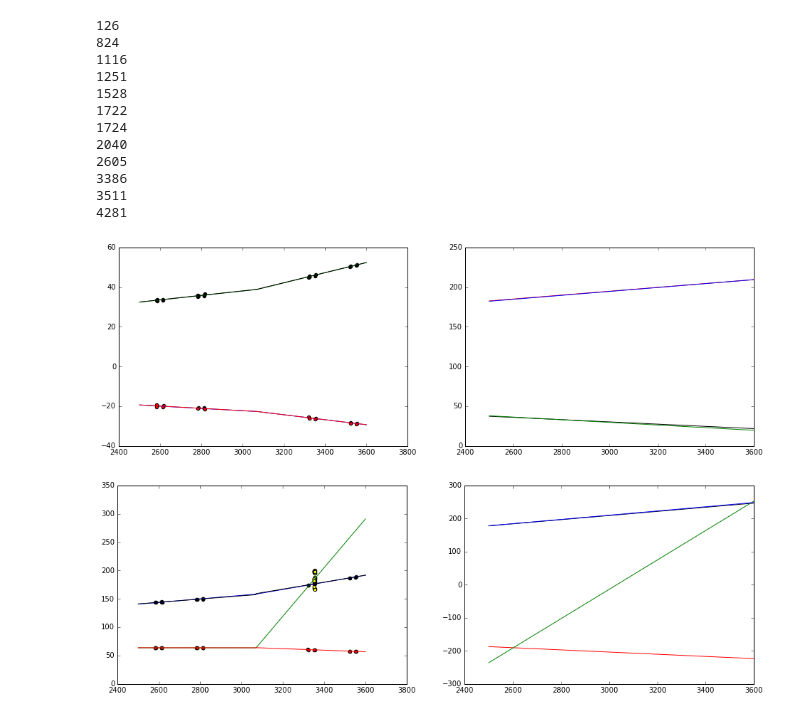
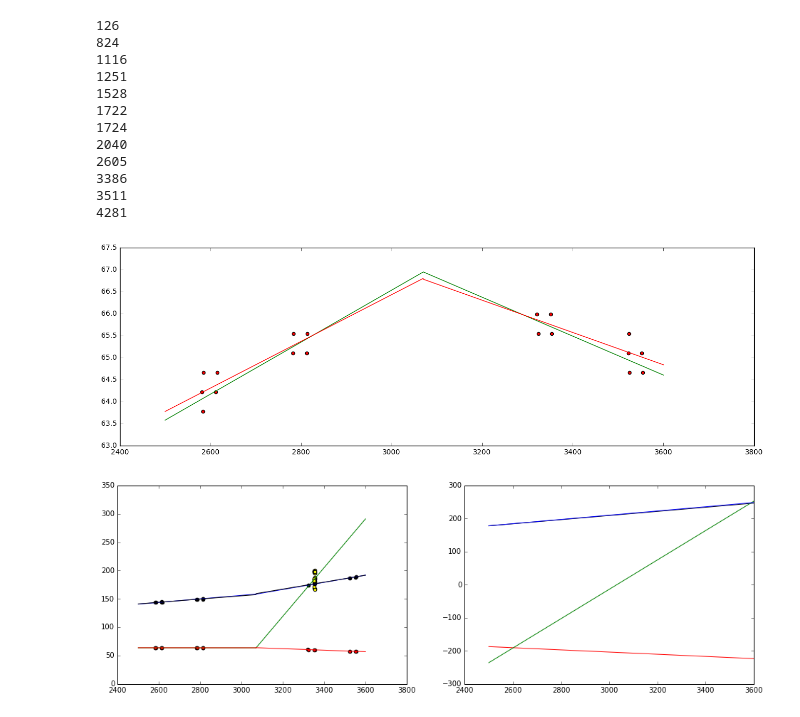
Before and after one commit to hushchyn-mikhail/ship_tracking_summer2016, a Jupyter notebook: notebooks/QualityRetina2.0.ipynb, the cells around one changed output. Saved outputs shown, nothing was run; the diff lists cells and outputs as text; code cells hidden in the pictures.

```diff
--- a/notebooks/QualityRetina2.0.ipynb
+++ b/notebooks/QualityRetina2.0.ipynb
@@ -16,7 +14,7 @@ WARNING (theano.configdefaults): g++ not detected ! Theano will be unable to exe
 import warnings
 warnings.filterwarnings('ignore')
 # %%
-data = pd.read_csv('../data/hits100k.csv', index_col=0)
+data = pd.read_csv('../data/hits.csv', index_col=0)
 # %% [markdown]
 # Reconstruction
 # %%
@@ -380,23 +385,23 @@ def demonstration(data, event_id):
 
     event = data[data.EventID == event_id]
 
-    track1, y1 = get_track_params(event, 2)
-    track2, y2 = get_track_params(event, 3)
+    track1, y1 = get_track_params(event, 3)
+    track2, y2 = get_track_params(event, 4)
 
     retina = RetinaTrackReconstruction(z_scale=1500., pre_sigma=0.8, inlier_treshold=0.8, x_resolution=1, y_resolution=1,\
-                                   sigma_decrement=0.5, sigma_from=100, sigma_to=0.5, stopping_criteria=0.00001, adjusting=True)
+adjusting=True)
 
     dots, y0 = retina.fit(event)
 
     noise = event[((event.ViewNb==0)|(event.ViewNb==3))&(event.TrackID==-2)]
 
-    y_track1b = event[((event.ViewNb==0)|(event.ViewNb==3))&(event.TrackID==2)&(event.StatNb<3)]
-    y_track1a = event[((event.ViewNb==0)|(event.ViewNb==3))&(event.TrackID==2)&(event.StatNb>2)]
+    y_track1b = event[((event.ViewNb==0)|(event.ViewNb==3))&(event.TrackID==3)&(event.StatNb<3)]
+    y_track1a = event[((event.ViewNb==0)|(event.ViewNb==3))&(event.TrackID==3)&(event.StatNb>2)]
     y_track_params1b = np.polyfit(y_track1b.Z.values, y_track1b.Y.values, 1)
     y_track_params1a = np.polyfit(y_track1a.Z.values, y_track1a.Y.values, 1)
 
-    y_track2b = event[(event.TrackID==3)&(event.StatNb<3)]
-    y_track2a = event[(event.TrackID==3)&(event.StatNb>2)]
+    y_track2b = event[(event.TrackID==4)&(event.StatNb<3)]
+    y_track2a = event[(event.TrackID==4)&(event.StatNb>2)]
     y_track_params2b = np.polyfit(y_track2b.Z.values, y_track2b.Y.values, 1)
     y_track_params2a = np.polyfit(y_track2a.Z.values, y_track2a.Y.values, 1)
 
@@ -410,30 +415,30 @@ def demonstration(data, event_id):
     mid_z = 3070
 
     plt.figure(figsize=(16, 5))
-    plt.subplot(1,2,1)
+    #plt.subplot(1,2,1)
     plt.scatter(noise.Wz.values, noise.Wy1.values, c='yellow')
     plt.scatter(y_track1a.Wz.values, y_track1a.Wy1.values, c='red')
     plt.scatter(y_track1b.Wz.values, y_track1b.Wy1.values, c='red')
-    plt.scatter(y_track2a.Wz.values, y_track2a.Wy1.values, c='black')
-    plt.scatter(y_track2b.Wz.values, y_track2b.Wy1.values, c='black')
+    #plt.scatter(y_track2a.Wz.values, y_track2a.Wy1.values, c='black')
+    #plt.scatter(y_track2b.Wz.values, y_track2b.Wy1.values, c='black')
     plt.plot([min_z, mid_z], [y0[0] + dots[0][-1][2]*(min_z-mid_z), y0[0]], c='green')
     plt.plot([mid_z, max_z], [y0[0], y0[0] + dots[0][-1][3]*(max_z-mid_z)], c='green')
-    plt.plot([min_z, mid_z], [y0[1] + dots[1][-1][2]*(min_z-mid_z), y0[1]], c='blue')
-    plt.plot([mid_z, max_z], [y0[1], y0[1] + dots[1][-1][3]*(max_z-mid_z)], c='blue')
+    #plt.plot([min_z, mid_z], [y0[1] + dots[1][-1][2]*(min_z-mid_z), y0[1]], c='blue')
+    #plt.plot([mid_z, max_z], [y0[1], y0[1] + dots[1][-1][3]*(max_z-mid_z)], c='blue')
     plt.plot([min_z, mid_z], [y_track_params1b[1] + min_z*y_track_params1b[0], y_track_params1b[1] + mid_z*y_track_params1b[0]], c='red')
-    plt.plot([min_z, mid_z], [y_track_params2b[1] + min_z*y_track_params2b[0], y_track_params2b[1] + mid_z*y_track_params2b[0]], c='black')
+    #plt.plot([min_z, mid_z], [y_track_params2b[1] + min_z*y_track_params2b[0], y_track_params2b[1] + mid_z*y_track_params2b[0]], c='black')
     plt.plot([mid_z, max_z], [y_track_params1a[1] + mid_z*y_track_params1a[0], y_track_params1a[1] + max_z*y_track_params1a[0]], c='red')
-    plt.plot([mid_z, max_z], [y_track_params2a[1] + mid_z*y_track_params2a[0], y_track_params2a[1] + max_z*y_track_params2a[0]], c='black')
+    #plt.plot([mid_z, max_z], [y_track_params2a[1] + mid_z*y_track_params2a[0], y_track_params2a[1] + max_z*y_track_params2a[0]], c='black')
 
-    plt.subplot(1,2,2)
-    plt.plot([min_z, max_z], [track1[0] + (min_z-mid_z)*track1[1], track1[0] + (max_z-mid_z)*track1[1]], c='red')
-    plt.plot([min_z, max_z], [track2[0] + (min_z-mid_z)*track2[1], track2[0] + (max_z-mid_z)*track2[1]], c='black')
-    plt.plot([min_z, max_z], [dots[0][-1][0] + (min_z-mid_z)*dots[0][-1][1], dots[0][-1][0] + (max_z-mid_z)*dots[0][-1][1]], c='green')
-    plt.plot([min_z, max_z], [dots[1][-1][0] + (min_z-mid_z)*dots[1][-1][1], dots[1][-1][0] + (max_z-mid_z)*dots[1][-1][1]], c='blue')
+    #plt.subplot(1,2,2)
+    #plt.plot([min_z, max_z], [track1[0] + (min_z-mid_z)*track1[1], track1[0] + (max_z-mid_z)*track1[1]], c='red')
+    #plt.plot([min_z, max_z], [track2[0] + (min_z-mid_z)*track2[1], track2[0] + (max_z-mid_z)*track2[1]], c='black')
+    #plt.plot([min_z, max_z], [dots[0][-1][0] + (min_z-mid_z)*dots[0][-1][1], dots[0][-1][0] + (max_z-mid_z)*dots[0][-1][1]], c='green')
+    #plt.plot([min_z, max_z], [dots[1][-1][0] + (min_z-mid_z)*dots[1][-1][1], dots[1][-1][0] + (max_z-mid_z)*dots[1][-1][1]], c='blue')
 # %%
-demonstration(data, 502)
+demonstration(data, 475)
 # %% [output]
-[figure, old version]
+[figure, new version]
 # %%
 demonstration(data, 916)
 # %% [output]
```
Also changed, not shown: parts of 15 cells of this notebook, 2 other files.
